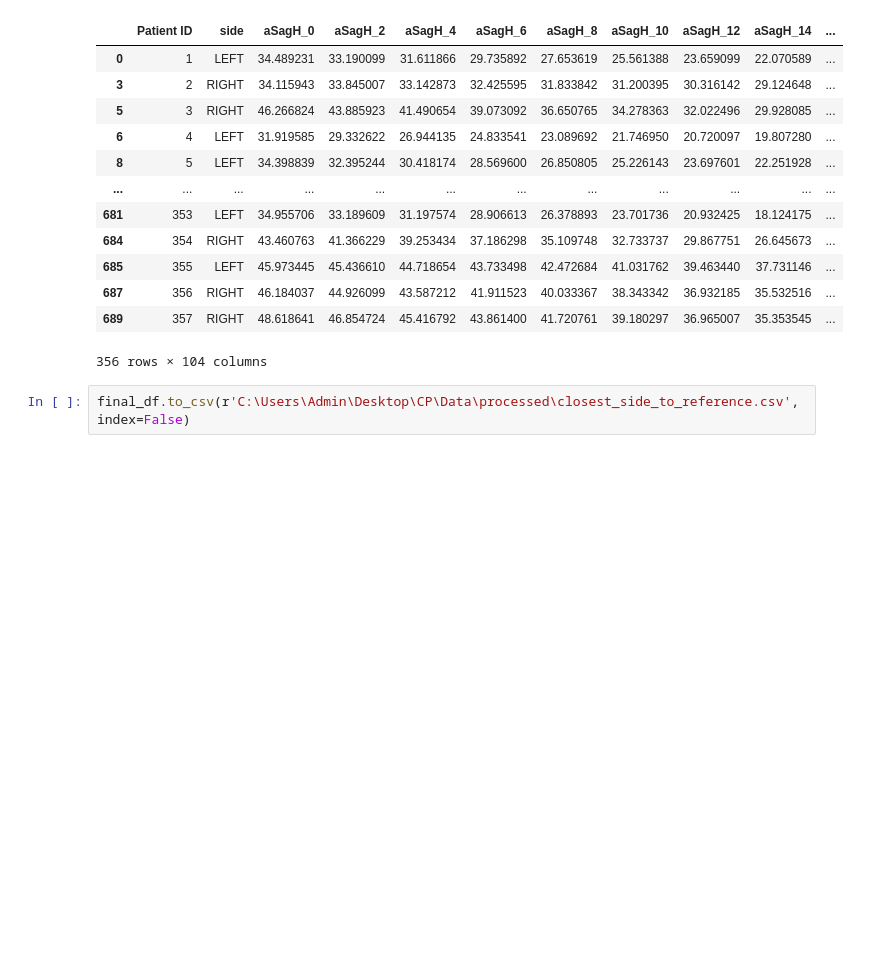
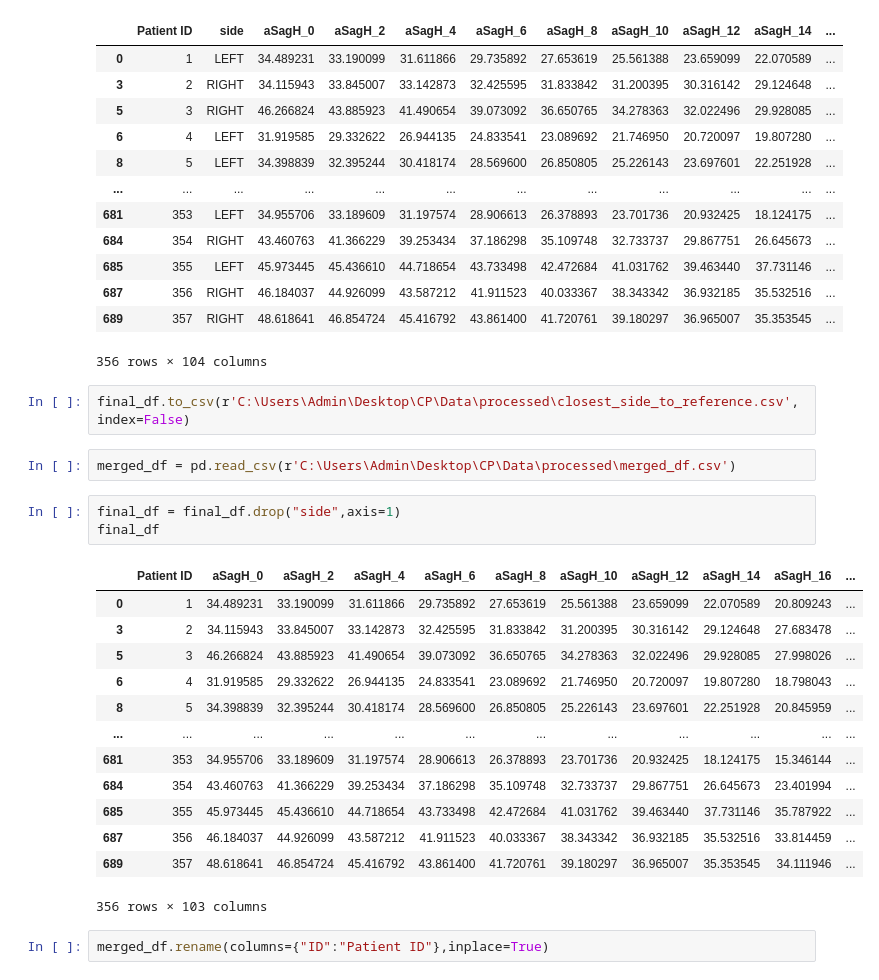
Before and after one commit to ganeshpawar1/Cerebral_Palsy_Classification, a Jupyter notebook: Notebooks/data_processing.ipynb, the cells around one changed output. Saved outputs shown, nothing was run; the diff lists cells and outputs as text; blank space fills up the shorter version.

Commit message:
Completed data cleaning and merging and Final GAIT dataset uploaded

```diff
--- a/Notebooks/data_processing.ipynb
+++ b/Notebooks/data_processing.ipynb
@@ -95,3 +95,24 @@ final_df
 356 rows × 104 columns
 # %%
 final_df.to_csv(r'C:\Users\Admin\Desktop\CP\Data\processed\closest_side_to_reference.csv', index=False)
+# %%
+merged_df = pd.read_csv(r'C:\Users\Admin\Desktop\CP\Data\processed\merged_df.csv')
+# %%
+final_df = final_df.drop("side",axis=1)
+final_df
+# %% [output]
+|  | Patient ID | aSagH_0 | aSagH_2 | aSagH_4 | aSagH_6 | aSagH_8 | aSagH_10 | aSagH_12 | aSagH_14 | aSagH_16 | ... |
+| 0 | 1 | 34.489231 | 33.190099 | 31.611866 | 29.735892 | 27.653619 | 25.561388 | 23.659099 | 22.070589 | 20.809243 | ... |
+| 3 | 2 | 34.115943 | 33.845007 | 33.142873 | 32.425595 | 31.833842 | 31.200395 | 30.316142 | 29.124648 | 27.683478 | ... |
+| 5 | 3 | 46.266824 | 43.885923 | 41.490654 | 39.073092 | 36.650765 | 34.278363 | 32.022496 | 29.928085 | 27.998026 | ... |
+| 6 | 4 | 31.919585 | 29.332622 | 26.944135 | 24.833541 | 23.089692 | 21.746950 | 20.720097 | 19.807280 | 18.798043 | ... |
+| 8 | 5 | 34.398839 | 32.395244 | 30.418174 | 28.569600 | 26.850805 | 25.226143 | 23.697601 | 22.251928 | 20.845959 | ... |
+| ... | ... | ... | ... | ... | ... | ... | ... | ... | ... | ... | ... |
+| 681 | 353 | 34.955706 | 33.189609 | 31.197574 | 28.906613 | 26.378893 | 23.701736 | 20.932425 | 18.124175 | 15.346144 | ... |
+| 684 | 354 | 43.460763 | 41.366229 | 39.253434 | 37.186298 | 35.109748 | 32.733737 | 29.867751 | 26.645673 | 23.401994 | ... |
+| 685 | 355 | 45.973445 | 45.436610 | 44.718654 | 43.733498 | 42.472684 | 41.031762 | 39.463440 | 37.731146 | 35.787922 | ... |
+| 687 | 356 | 46.184037 | 44.926099 | 43.587212 | 41.911523 | 40.033367 | 38.343342 | 36.932185 | 35.532516 | 33.814459 | ... |
+| 689 | 357 | 48.618641 | 46.854724 | 45.416792 | 43.861400 | 41.720761 | 39.180297 | 36.965007 | 35.353545 | 34.111946 | ... |
+356 rows × 103 columns
+# %%
+merged_df.rename(columns={"ID":"Patient ID"},inplace=True)
```
Also changed, not shown: parts of 5 cells of this notebook, 12 other files.
